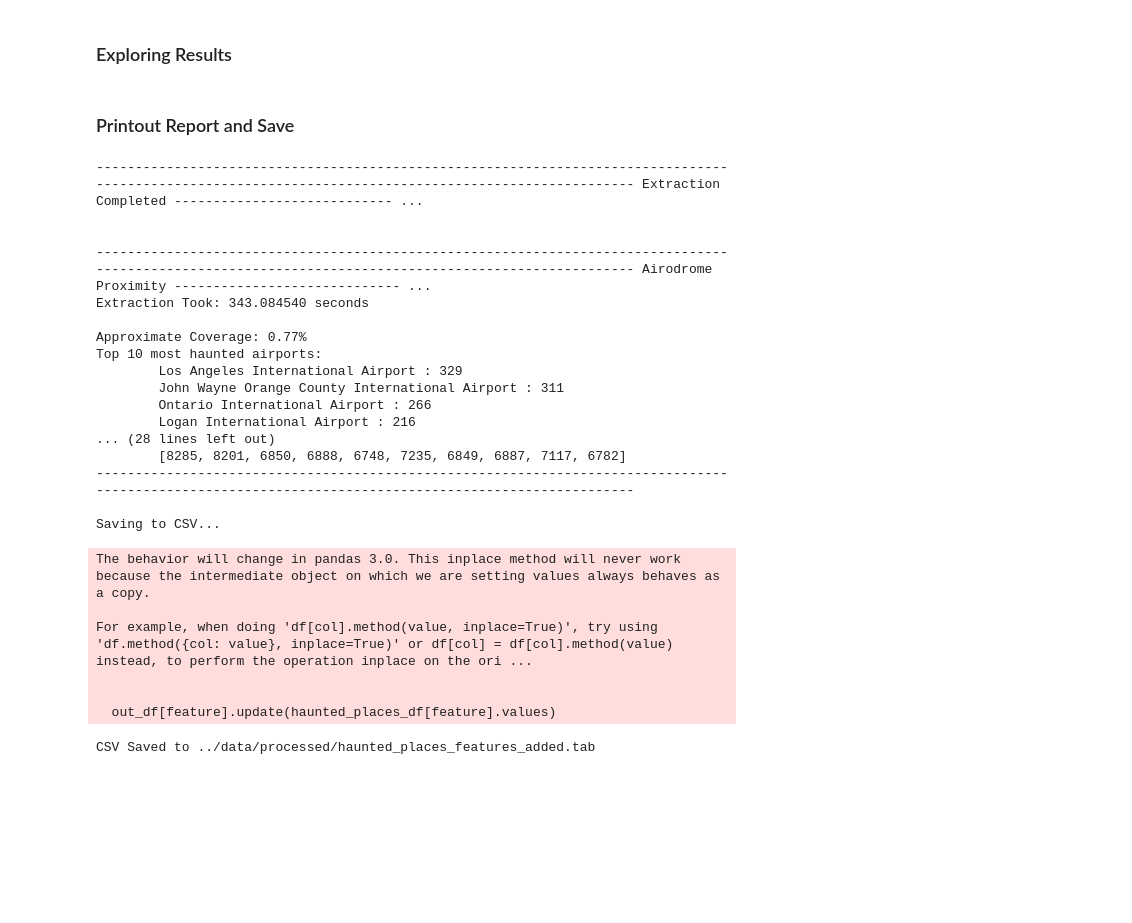
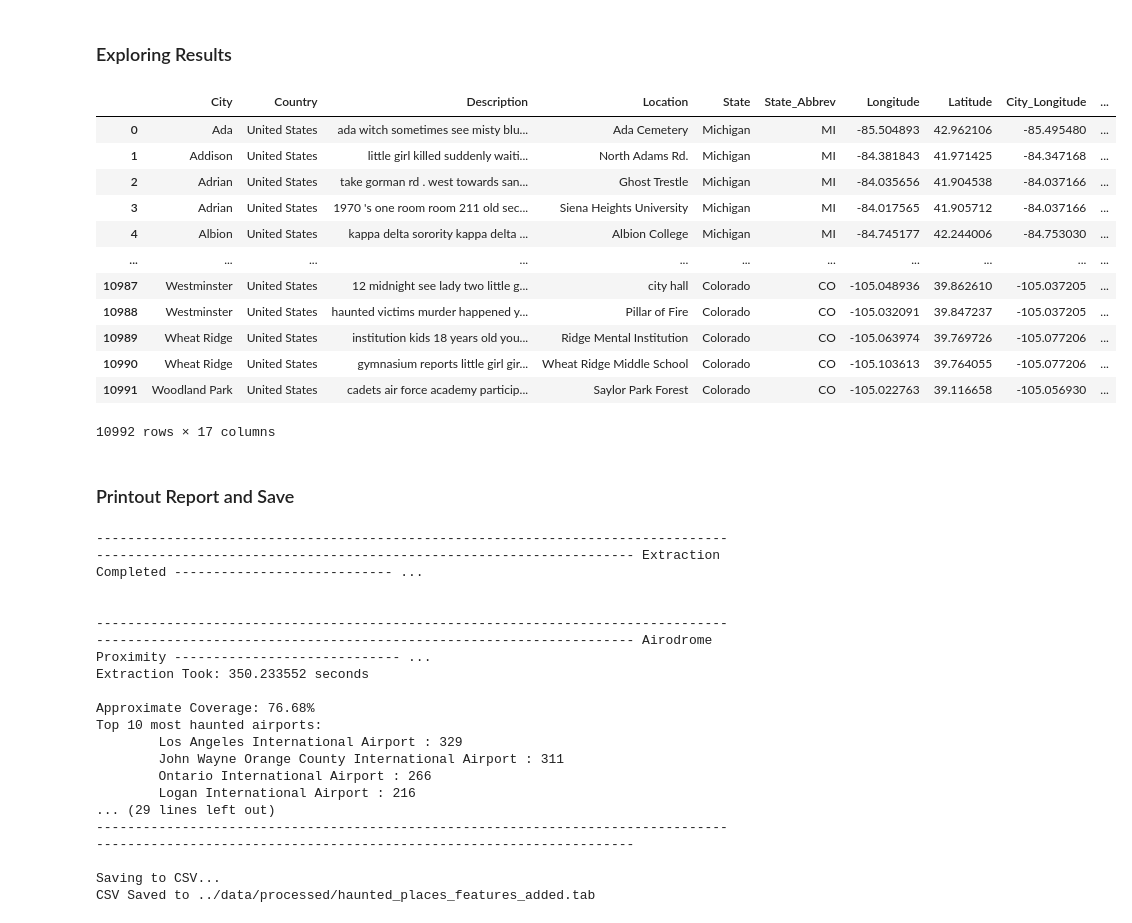
Before and after one commit to dgottschalk03/dsci_550_a1, a Jupyter notebook: notebooks/2.01-dg-airports_data-joining.ipynb, the cells around one changed output. Saved outputs shown, nothing was run; the diff lists cells and outputs as text; code cells hidden in the pictures; blank space fills up the shorter version.

```diff
--- a/notebooks/2.01-dg-airports_data-joining.ipynb
+++ b/notebooks/2.01-dg-airports_data-joining.ipynb
@@ -452,6 +452,7 @@ haunted_places_df = pd.read_csv("../data/processed/haunted_places_cleaned.tab",
 
 ## Load Routes Dataset ##
 american_routes = pd.read_csv("../data/joined_datasets/american_routes.tsv", sep = "\t")
+american_routes["Flight_Path"] = american_routes["Flight_Path"].apply(lambda x: ast.literal_eval(x) if isinstance(x, str) else x)
 
 ## Load Airports Dataset ##
 american_airports = pd.read_csv("../data/joined_datasets/american_airports.tsv", sep = "\t")
@@ -499,7 +507,7 @@ t1_airports = time.time()
 for i in tqdm(haunted_places_df.index, desc = "Processing Entries"):
 
     # get longitude and latitude of haunted place
-    p1 = haunted_places_df.at[i,'latitude'], haunted_places_df.at[i,'longitude']
+    p1 = haunted_places_df.at[i,'Latitude'], haunted_places_df.at[i,'Longitude']
 
     ## Initialize list of "Airports" dictionaries ##
     airports_list = []
@@ -575,7 +583,7 @@ t1_routes = time.time()
 for i in tqdm(haunted_places_df.index, desc = "Iterating through Haunted Places"):
 
     # get longitude and latitude of haunted place
-    p1 = haunted_places_df.at[i,'latitude'], haunted_places_df.at[i,'longitude']
+    p1 = haunted_places_df.at[i,'Latitude'], haunted_places_df.at[i,'Longitude']
 
     ## Initialize list of "Airports" dictionaries ##
     routes_list = []
@@ -658,6 +666,22 @@ most_haunted_airports = "\n\t".join(f"{key} : {value}" for key, value in airport
 most_haunted_flights = "\n\t".join(f"{key} : {value}" for key, value in airport_counter.most_common(10))
 # Haunted places with most flights #
 most_flights = haunted_places_df.sort_values(by = "Flight_Intersection_Count", ascending = False).head(10).index.tolist()
+# %%
+haunted_places_df
+# %% [output]
+|  | City | Country | Description | Location | State | State_Abbrev | Longitude | Latitude | City_Longitude | ... |
+| 0 | Ada | United States | ada witch sometimes see misty blu... | Ada Cemetery | Michigan | MI | -85.504893 | 42.962106 | -85.495480 | ... |
+| 1 | Addison | United States | little girl killed suddenly waiti... | North Adams Rd. | Michigan | MI | -84.381843 | 41.971425 | -84.347168 | ... |
+| 2 | Adrian | United States | take gorman rd . west towards san... | Ghost Trestle | Michigan | MI | -84.035656 | 41.904538 | -84.037166 | ... |
+| 3 | Adrian | United States | 1970 's one room room 211 old sec... | Siena Heights University | Michigan | MI | -84.017565 | 41.905712 | -84.037166 | ... |
+| 4 | Albion | United States | kappa delta sorority kappa delta ... | Albion College | Michigan | MI | -84.745177 | 42.244006 | -84.753030 | ... |
+| ... | ... | ... | ... | ... | ... | ... | ... | ... | ... | ... |
+| 10987 | Westminster | United States | 12 midnight see lady two little g... | city hall | Colorado | CO | -105.048936 | 39.862610 | -105.037205 | ... |
+| 10988 | Westminster | United States | haunted victims murder happened y... | Pillar of Fire | Colorado | CO | -105.032091 | 39.847237 | -105.037205 | ... |
+| 10989 | Wheat Ridge | United States | institution kids 18 years old you... | Ridge Mental Institution | Colorado | CO | -105.063974 | 39.769726 | -105.077206 | ... |
+| 10990 | Wheat Ridge | United States | gymnasium reports little girl gir... | Wheat Ridge Middle School | Colorado | CO | -105.103613 | 39.764055 | -105.077206 | ... |
+| 10991 | Woodland Park | United States | cadets air force academy particip... | Saylor Park Forest | Colorado | CO | -105.022763 | 39.116658 | -105.056930 | ... |
+10992 rows × 17 columns
 # %% [markdown]
 ### Printout Report and Save
 # %%
@@ -666,7 +690,7 @@ most_flights = haunted_places_df.sort_values(by = "Flight_Intersection_Count", a
 print("-" * 150, "Extraction Completed", "-" * 150, '\n\n')
 print("-" * 150, "Airodrome Proximity", "-" * 150)
 print(f"Extraction Took: {tf_airports - t1_airports:.6f} seconds", end = "\n\n")
-print(f"Approximate Coverage: {((df['Aerodrome_Count'] != 0).sum() / df.shape[0]:.2f)*100}%")
+print(f"Approximate Coverage: {((haunted_places_df['Aerodrome_Count'] != 0).sum() / haunted_places_df.shape[0])*100:.2f}%")
 print(f"Top 10 most haunted airports:", most_haunted_airports, sep = "\n\t")
 print(f"Top 10 haunted places with most airports:", most_airports, sep = "\n\t")
 print("-" * 150, end = "\n\n")
@@ -674,7 +698,7 @@ print("-" * 150, end = "\n\n")
 ## Flight Proximity Printout ##
 print("-" * 150, "Flight Proximity", "-" * 150, sep = "\n")
 print(f"Extraction Took: {tf_airports - t1_airports:.6f} seconds", end = "\n\n")
-print(f"% of Haunted Places Marked as High Traffic: {(df['Flight_HighTraffic'].sum() / df.shape[0]:.2f)*100}%")
+print(f"% of Haunted Places Marked as High Traffic: {(haunted_places_df['Flight_HighTraffic'].sum() / haunted_places_df.shape[0])*100:.2f}%")
 print(f"Top 10 most haunted flights:", most_haunted_flights, sep = "\n\t")
 print(f"Top 10 haunted places with most flights:", most_flights, sep = "\n\t")
 print("-" * 150, end = "\n\n")
@@ -686,9 +710,9 @@ print("-" * 150, end = "\n\n")
 print("Saving to CSV...")
 
 ## Feature Names ##
-feature_names = ["Aerodrome_Intersections", "Aerodrome_Count", "Aerodrome_Proximity",
-                 "Flight_Intersections", "Flight_Intersection_Count", "Flight_HighTraffic"]
 
+feature_names = ["Aerodrome_Count", "Aerodrome_Proximity",
+                 "Flight_Intersection_Count", "Flight_HighTraffic"]
 # Read Feature added dataframe
 out_df = pd.read_csv(f"{outfile}", sep = "\t")
 
@@ -712,23 +736,16 @@ print(f"CSV Saved to {outfile}")
 
 
 ------------------------------------------------------------------------------------------------------------------------------------------------------ Airodrome Proximity ----------------------------- ...
-Extraction Took: 343.084540 seconds
+Extraction Took: 350.233552 seconds
 
-Approximate Coverage: 0.77%
+Approximate Coverage: 76.68%
 Top 10 most haunted airports:
         Los Angeles International Airport : 329
         John Wayne Orange County International Airport : 311
         Ontario International Airport : 266
         Logan International Airport : 216
-... (28 lines left out)
-        [8285, 8201, 6850, 6888, 6748, 7235, 6849, 6887, 7117, 6782]
+... (29 lines left out)
 ------------------------------------------------------------------------------------------------------------------------------------------------------
 
 Saving to CSV...
+CSV Saved to ../data/processed/haunted_places_features_added.tab
-The behavior will change in pandas 3.0. This inplace method will never work because the intermediate object on which we are setting values always behaves as a copy.
-
-For example, when doing 'df[col].method(value, inplace=True)', try using 'df.method({col: value}, inplace=True)' or df[col] = df[col].method(value) instead, to perform the operation inplace on the ori ...
-
-
-  out_df[feature].update(haunted_places_df[feature].values)
-CSV Saved to ../data/processed/haunted_places_features_added.tab
```
Also changed, not shown: parts of 1 cell of this notebook, 23 other files.
